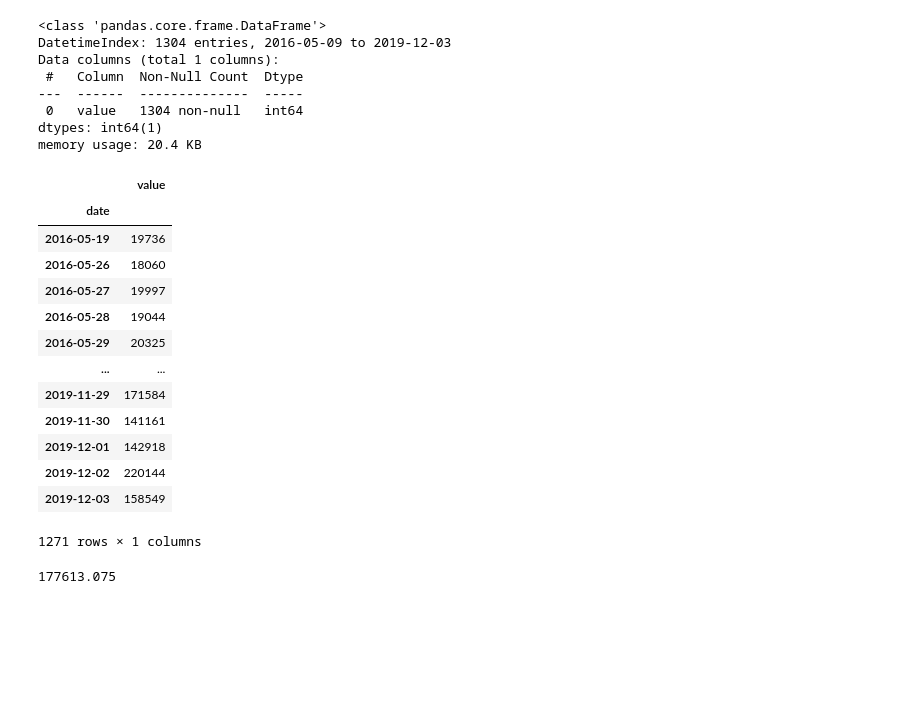
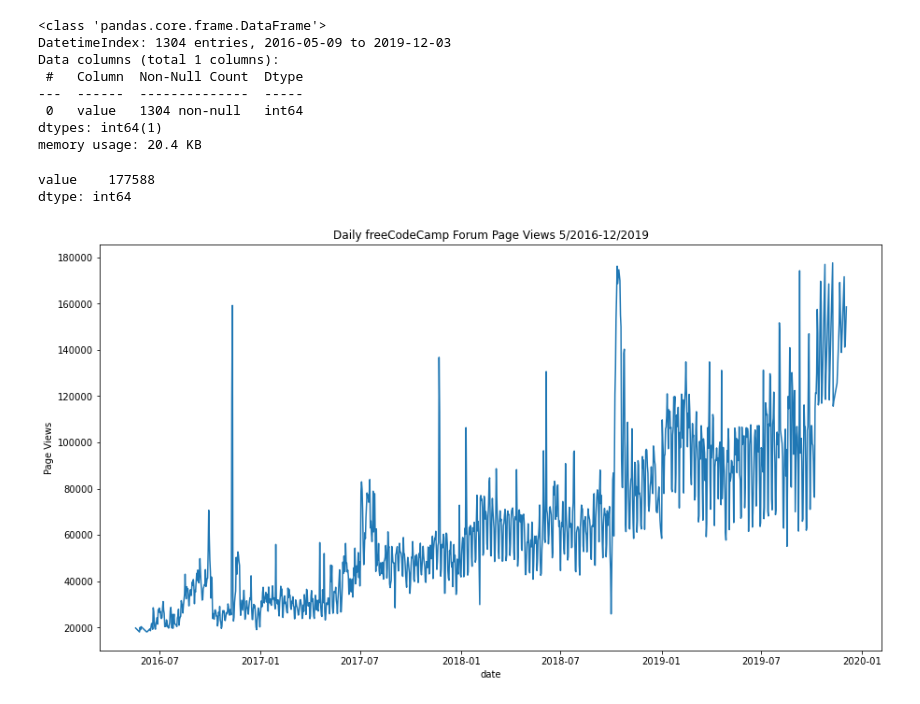
Before and after one commit to Yurhigz/Page_View_Time_Series_Visualizer, a Jupyter notebook: Page View series visualizer.ipynb, the cells around one changed output. Drawn from its saved outputs; the diff is of its cells as text; code cells hidden in the pictures; blank space fills up the shorter version.

```diff
--- a/Page View series visualizer.ipynb
+++ b/Page View series visualizer.ipynb
@@ -16,7 +18,7 @@ import numpy as np
 import matplotlib.pyplot as plt
 import seaborn as sns
 # %%
-df = pd.read_csv('fcc-forum-pageviews.csv', parse_dates = [0], index_col=0)
+df = pd.read_csv('fcc-forum-pageviews.csv', parse_dates = ["date"], index_col=0)
 # %%
 df.info()
 # %% [output]
@@ -29,23 +31,17 @@ Data columns (total 1 columns):
 dtypes: int64(1)
 memory usage: 20.4 KB
 # %%
-df.loc[~(df.value <= df.value.quantile(q = 0.025)) | (df.value >= df.value.quantile(q = 0.975))]
+df = df.loc[~((df.value <= df.value.quantile(q = 0.025)) | (df.value >= df.value.quantile(q = 0.975)))]
-# %% [output]
-|  | value |
-| date |  |
-| 2016-05-19 | 19736 |
-| 2016-05-26 | 18060 |
-| 2016-05-27 | 19997 |
-| 2016-05-28 | 19044 |
-| 2016-05-29 | 20325 |
-| ... | ... |
-| 2019-11-29 | 171584 |
-| 2019-11-30 | 141161 |
-| 2019-12-01 | 142918 |
-| 2019-12-02 | 220144 |
-| 2019-12-03 | 158549 |
-1271 rows × 1 columns
+# %%
+df.max()
+# %% [output]
+value    177588
+dtype: int64
 # %%
-df.value.quantile(q = 0.975)
+fig, ax = plt.subplots(figsize=(15,8))
+ax = sns.lineplot(x=df.index ,y = df.value)
+ax.set_title('Daily freeCodeCamp Forum Page Views 5/2016-12/2019')
+ax.set_ylabel('Page Views')
+plt.show()
 # %% [output]
-177613.075
+[figure, added]
```
Also changed, not shown: parts of 7 cells of this notebook.
